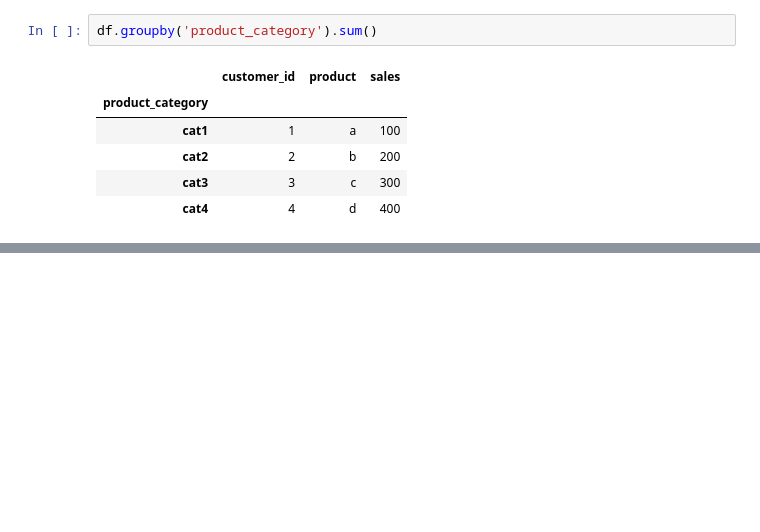
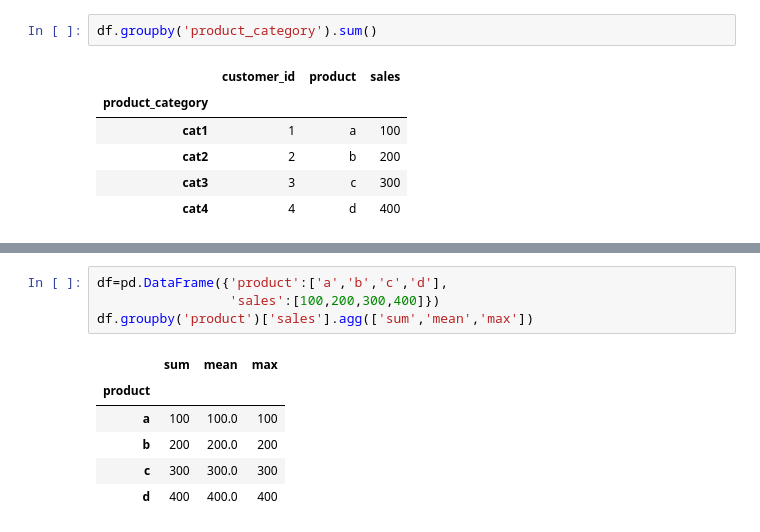
Before and after one commit to mdsamim1992hatia-cell/BMI-CAL, a Jupyter notebook: Untitled101.ipynb, the cells around one changed output, grey strips where cells are left out. Saved outputs shown, nothing was run; the diff lists cells and outputs as text; blank space fills up the shorter version.

```diff
--- a/Untitled101.ipynb
+++ b/Untitled101.ipynb
@@ -325,0 +400,11 @@ df.groupby('product_category').sum()
+# %%
+df=pd.DataFrame({'product':['a','b','c','d'],
+                 'sales':[100,200,300,400]})
+df.groupby('product')['sales'].agg(['sum','mean','max'])
+# %% [output]
+|  | sum | mean | max |
+| product |  |  |  |
+| a | 100 | 100.0 | 100 |
+| b | 200 | 200.0 | 200 |
+| c | 300 | 300.0 | 300 |
+| d | 400 | 400.0 | 400 |
```
Also changed, not shown: parts of 7 cells of this notebook.
